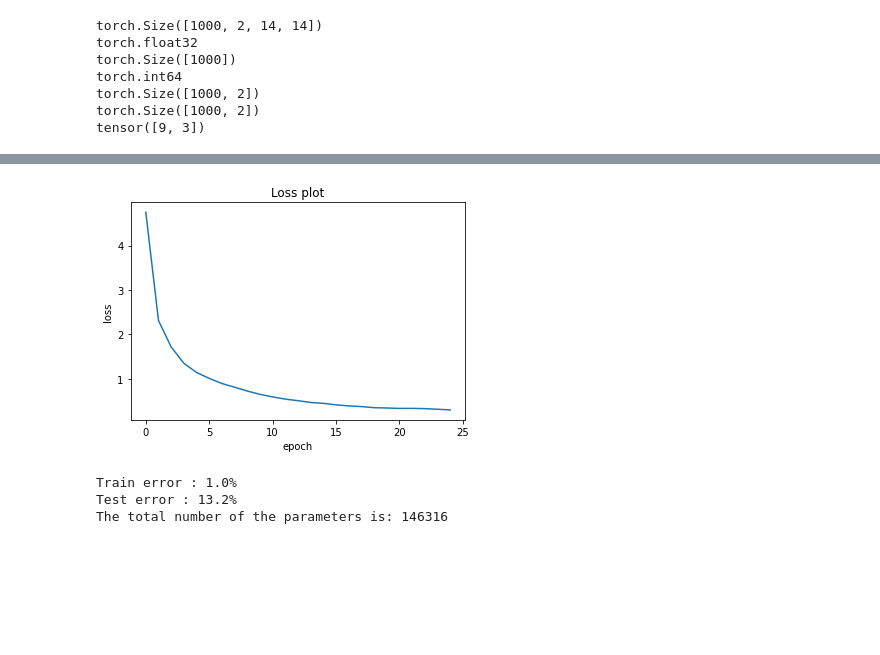
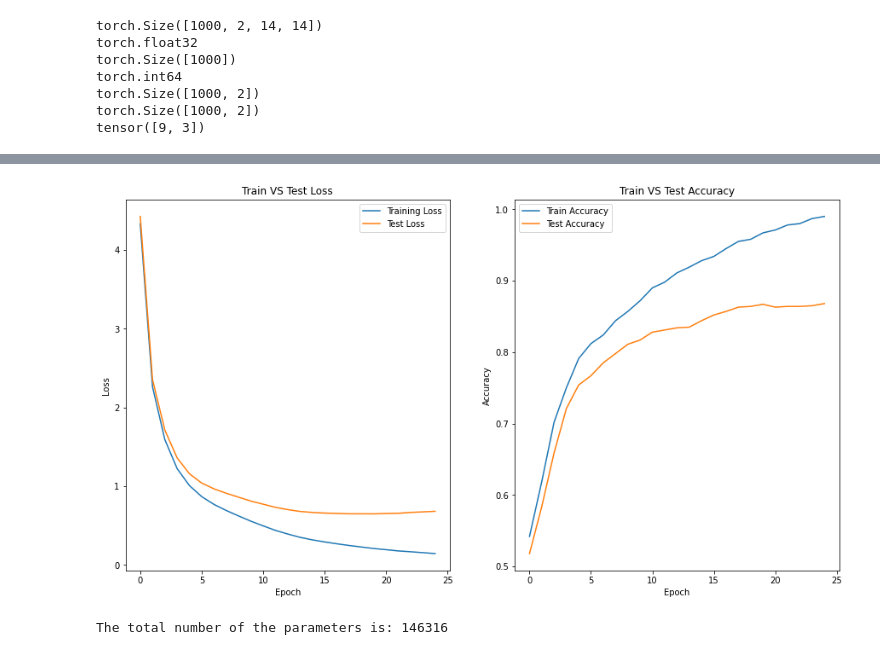
Before and after one commit to neilgogogo/deep_learnig, a Jupyter notebook: pro1/weights_sharing_auxiliary_loss_CNN.ipynb, the cells around one changed output, grey strips where cells are left out. Drawn from its saved outputs; the diff is of its cells as text; code cells hidden in the pictures; blank space fills up the shorter version.

```diff
--- a/pro1/weights_sharing_auxiliary_loss_CNN.ipynb
+++ b/pro1/weights_sharing_auxiliary_loss_CNN.ipynb
@@ -182,7 +240,7 @@ my_model=CNN_Net_weight_sharing_auxiliary_loss()
 my_model.save_model('CNN_Net_weight_sharing_auxiliary_loss.pth')
 # %%
 # train the model
-my_model.trainer(train_input, train_target,train_classes)
+my_model.trainer(train_input, train_target,train_classes, test_input, test_target,test_classes)
 # %% [output]
 Epoch: 001/025 | Batch 000/1000 | Loss: 16.140072
 Epoch: 001/025 | Batch 050/1000 | Loss: 14.284233
@@ -204,14 +262,8 @@ Total Training Time: 0.22 min
-[figure, old version]
+[figure, new version]
 # %%
-# output the train error and test error
-print("Train error : %.1f%% \nTest error : %.1f%%" %
-      (my_model.compute_error(train_input, train_target),
-       my_model.compute_error(test_input, test_target)))
-
+# output the total number of parameters
 print("The total number of the parameters is: %d" % (sum(p.numel() for p in my_model.parameters())))
 # %% [output]
-Train error : 1.0%
-Test error : 13.2%
 The total number of the parameters is: 146316
 # %%
 # calculate the standard deviation:
```
Also changed, not shown: parts of 10 cells of this notebook, 9 other files.
